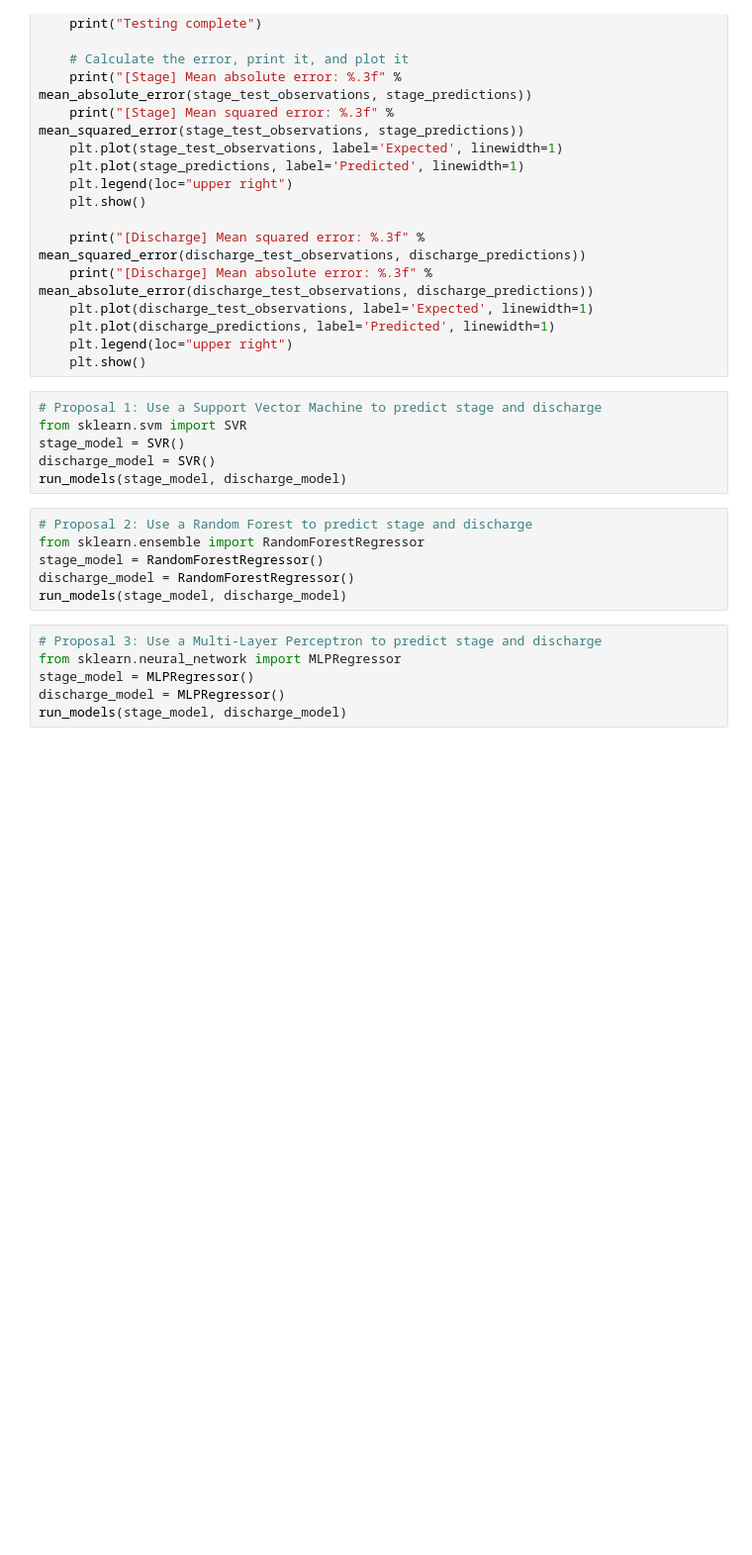
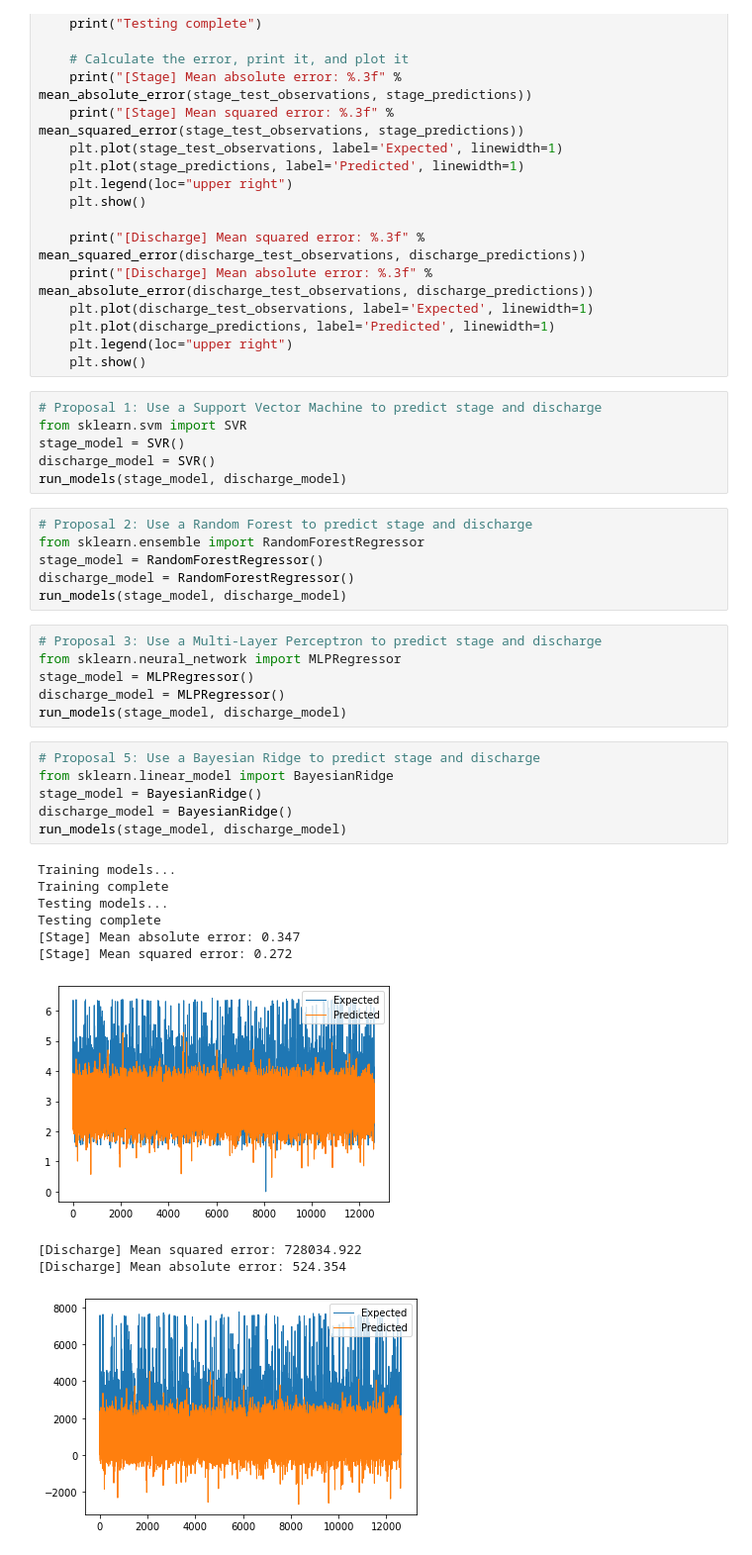
Before and after one commit to huguintoch/ml-for-hidrology, a Jupyter notebook: model_proposals.ipynb, the cells around one changed output. Shown at 99% size. Saved outputs shown, nothing was run; the diff lists cells and outputs as text; blank space fills up the shorter version.

Commit message:
Bayesian Ridge

```diff
--- a/model_proposals.ipynb
+++ b/model_proposals.ipynb
@@ -87,3 +87,20 @@ from sklearn.neural_network import MLPRegressor
 stage_model = MLPRegressor()
 discharge_model = MLPRegressor()
 run_models(stage_model, discharge_model)
+# %%
+# Proposal 5: Use a Bayesian Ridge to predict stage and discharge
+from sklearn.linear_model import BayesianRidge
+stage_model = BayesianRidge()
+discharge_model = BayesianRidge()
+run_models(stage_model, discharge_model)
+# %% [output]
+Training models...
+Training complete
+Testing models...
+Testing complete
+[Stage] Mean absolute error: 0.347
+[Stage] Mean squared error: 0.272
+[figure, added]
+[Discharge] Mean squared error: 728034.922
+[Discharge] Mean absolute error: 524.354
+[figure, added]
```
